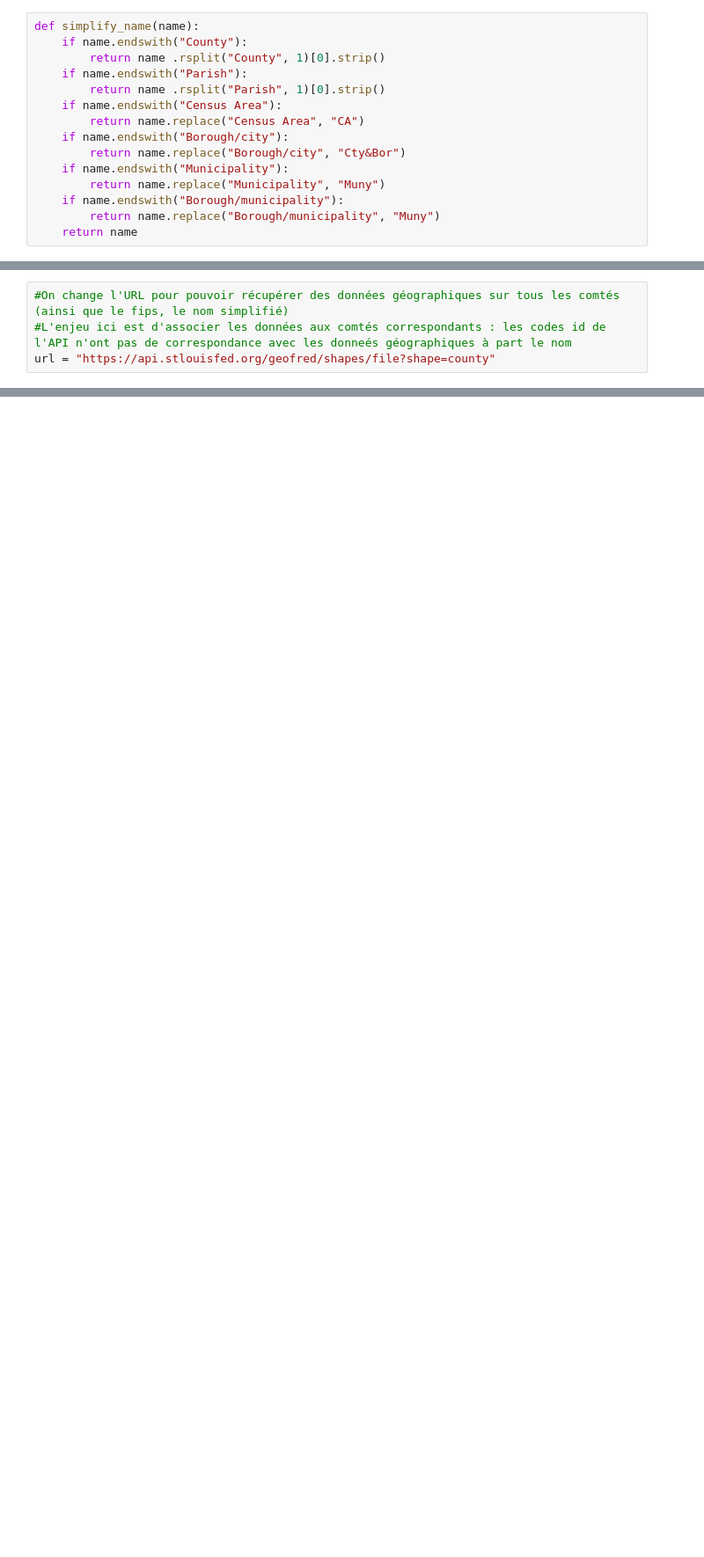
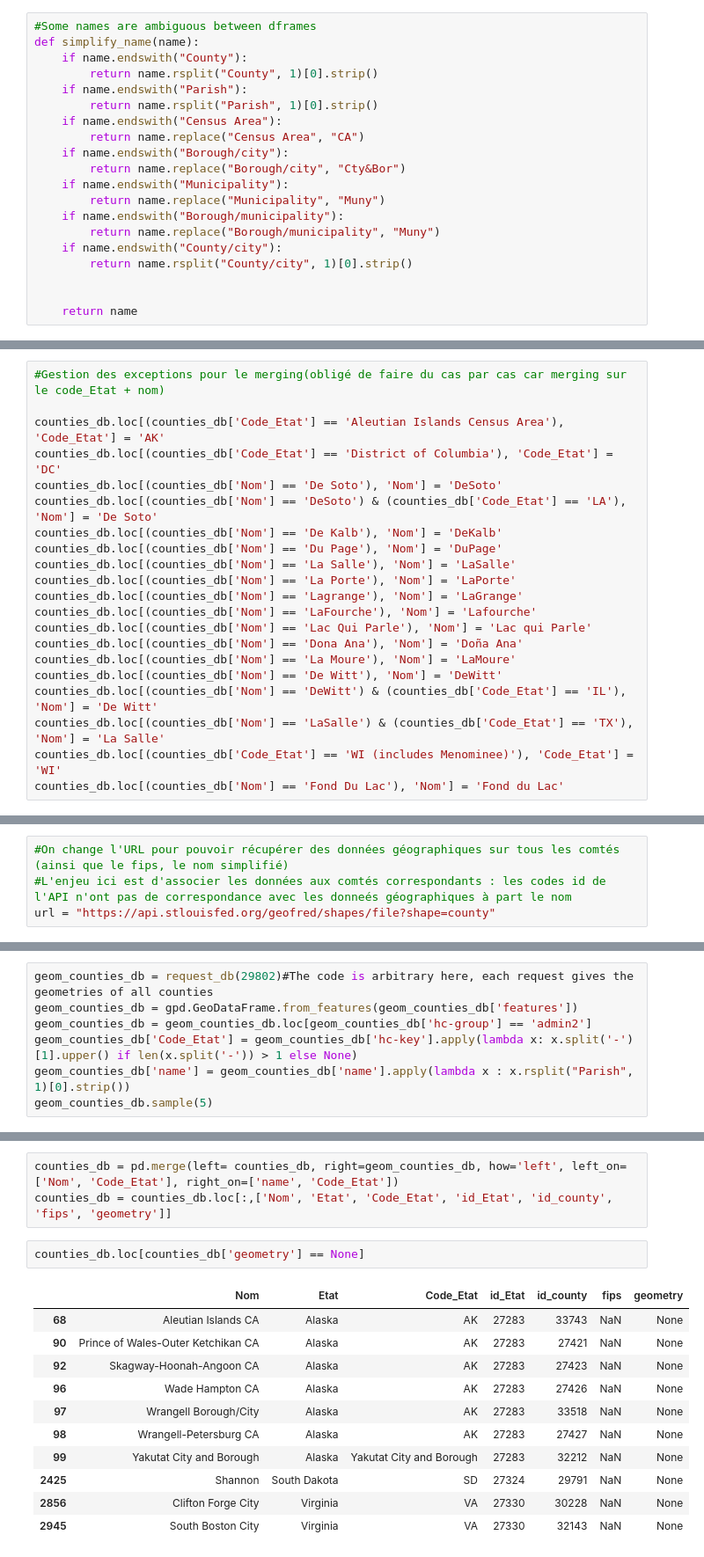
Before and after one commit to eleroux46/gun_violence, a Jupyter notebook: traitements_donnes.ipynb, the cells around one changed output, grey strips where cells are left out. Shown at 88% size. Drawn from its saved outputs; the diff is of its cells as text; blank space fills up the shorter version.

```diff
--- a/traitements_donnes.ipynb
+++ b/traitements_donnes.ipynb
@@ -84,11 +84,12 @@ def request_db(index):
     data = response.json()
     return data
 # %%
+#Some names are ambiguous between dframes
 def simplify_name(name):
     if name.endswith("County"):
-        return name .rsplit("County", 1)[0].strip()
+        return name.rsplit("County", 1)[0].strip()
     if name.endswith("Parish"):
-        return name .rsplit("Parish", 1)[0].strip()
+        return name.rsplit("Parish", 1)[0].strip()
     if name.endswith("Census Area"):
         return name.replace("Census Area", "CA")
     if name.endswith("Borough/city"):
@@ -97,6 +98,10 @@ def simplify_name(name):
         return name.replace("Municipality", "Muny")
     if name.endswith("Borough/municipality"):
         return name.replace("Borough/municipality", "Muny")
+    if name.endswith("County/city"):
+        return name.rsplit("County/city", 1)[0].strip()
+
+
     return name
 # %%
 us_data = request_db(27281)['categories']
@@ -154,3 +153,24 @@ counties_db.loc[counties_db['Code_Etat'] == 'AK']
+# %%
+#Gestion des exceptions pour le merging(obligé de faire du cas par cas car merging sur le code_Etat + nom)
+
+counties_db.loc[(counties_db['Code_Etat'] == 'Aleutian Islands Census Area'), 'Code_Etat'] = 'AK'
+counties_db.loc[(counties_db['Code_Etat'] == 'District of Columbia'), 'Code_Etat'] = 'DC'
+counties_db.loc[(counties_db['Nom'] == 'De Soto'), 'Nom'] = 'DeSoto'
+counties_db.loc[(counties_db['Nom'] == 'DeSoto') & (counties_db['Code_Etat'] == 'LA'), 'Nom'] = 'De Soto'
+counties_db.loc[(counties_db['Nom'] == 'De Kalb'), 'Nom'] = 'DeKalb'
+counties_db.loc[(counties_db['Nom'] == 'Du Page'), 'Nom'] = 'DuPage'
+counties_db.loc[(counties_db['Nom'] == 'La Salle'), 'Nom'] = 'LaSalle'
+counties_db.loc[(counties_db['Nom'] == 'La Porte'), 'Nom'] = 'LaPorte'
+counties_db.loc[(counties_db['Nom'] == 'Lagrange'), 'Nom'] = 'LaGrange'
+counties_db.loc[(counties_db['Nom'] == 'LaFourche'), 'Nom'] = 'Lafourche'
+counties_db.loc[(counties_db['Nom'] == 'Lac Qui Parle'), 'Nom'] = 'Lac qui Parle'
+counties_db.loc[(counties_db['Nom'] == 'Dona Ana'), 'Nom'] = 'Doña Ana'
+counties_db.loc[(counties_db['Nom'] == 'La Moure'), 'Nom'] = 'LaMoure'
+counties_db.loc[(counties_db['Nom'] == 'De Witt'), 'Nom'] = 'DeWitt'
+counties_db.loc[(counties_db['Nom'] == 'DeWitt') & (counties_db['Code_Etat'] == 'IL'), 'Nom'] = 'De Witt'
+counties_db.loc[(counties_db['Nom'] == 'LaSalle') & (counties_db['Code_Etat'] == 'TX'), 'Nom'] = 'La Salle'
+counties_db.loc[(counties_db['Code_Etat'] == 'WI (includes Menominee)'), 'Code_Etat'] = 'WI'
+counties_db.loc[(counties_db['Nom'] == 'Fond Du Lac'), 'Nom'] = 'Fond du Lac'
 # %% [markdown]
 On a maintenant un premier dframe recensant tous les comtés des USA ainsi que les ID permettant de les retrouver dans l'API. On peut désormais extraire pour chaque comté les informations socio-démographiques nous permettant de produire nos statistiques descriptives et notre modèle.
 
@@ -210,0 +186,7 @@ test_db.loc[test_db['hc-key'].str.startswith('us-ak')]
+# %%
+geom_counties_db = request_db(29802)#The code is arbitrary here, each request gives the geometries of all counties
+geom_counties_db = gpd.GeoDataFrame.from_features(geom_counties_db['features'])
+geom_counties_db = geom_counties_db.loc[geom_counties_db['hc-group'] == 'admin2']
+geom_counties_db['Code_Etat'] = geom_counties_db['hc-key'].apply(lambda x: x.split('-')[1].upper() if len(x.split('-')) > 1 else None)
+geom_counties_db['name'] = geom_counties_db['name'].apply(lambda x : x.rsplit("Parish", 1)[0].strip())
+geom_counties_db.sample(5)
@@ -210,0 +200,17 @@ test_db.loc[test_db['hc-key'].str.startswith('us-ak')]
+# %%
+counties_db = pd.merge(left= counties_db, right=geom_counties_db, how='left', left_on=['Nom', 'Code_Etat'], right_on=['name', 'Code_Etat'])
+counties_db = counties_db.loc[:,['Nom', 'Etat', 'Code_Etat', 'id_Etat', 'id_county', 'fips', 'geometry']]
+# %%
+counties_db.loc[counties_db['geometry'] == None]
+# %% [output]
+|  | Nom | Etat | Code_Etat | id_Etat | id_county | fips | geometry |
+| 68 | Aleutian Islands CA | Alaska | AK | 27283 | 33743 | NaN | None |
+| 90 | Prince of Wales-Outer Ketchikan CA | Alaska | AK | 27283 | 27421 | NaN | None |
+| 92 | Skagway-Hoonah-Angoon CA | Alaska | AK | 27283 | 27423 | NaN | None |
+| 96 | Wade Hampton CA | Alaska | AK | 27283 | 27426 | NaN | None |
+| 97 | Wrangell Borough/City | Alaska | AK | 27283 | 33518 | NaN | None |
+| 98 | Wrangell-Petersburg CA | Alaska | AK | 27283 | 27427 | NaN | None |
+| 99 | Yakutat City and Borough | Alaska | Yakutat City and Borough | 27283 | 32212 | NaN | None |
+| 2425 | Shannon | South Dakota | SD | 27324 | 29791 | NaN | None |
+| 2856 | Clifton Forge City | Virginia | VA | 27330 | 30228 | NaN | None |
+| 2945 | South Boston City | Virginia | VA | 27330 | 32143 | NaN | None |
```
Also changed, not shown: parts of 10 cells of this notebook.
